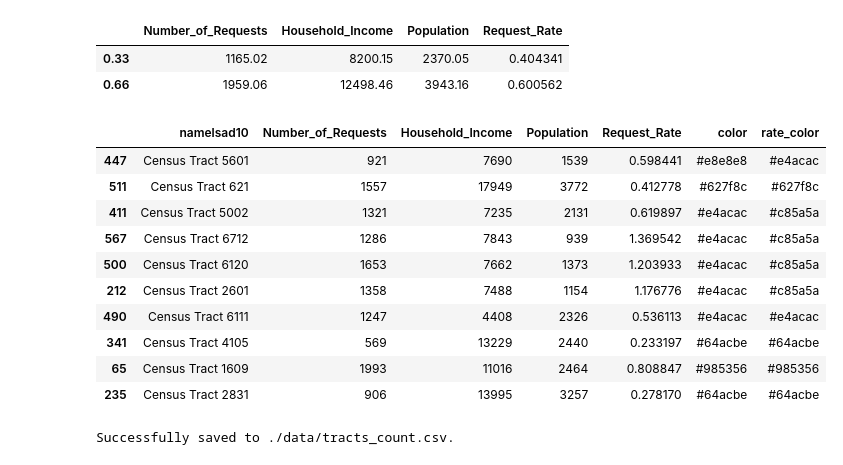
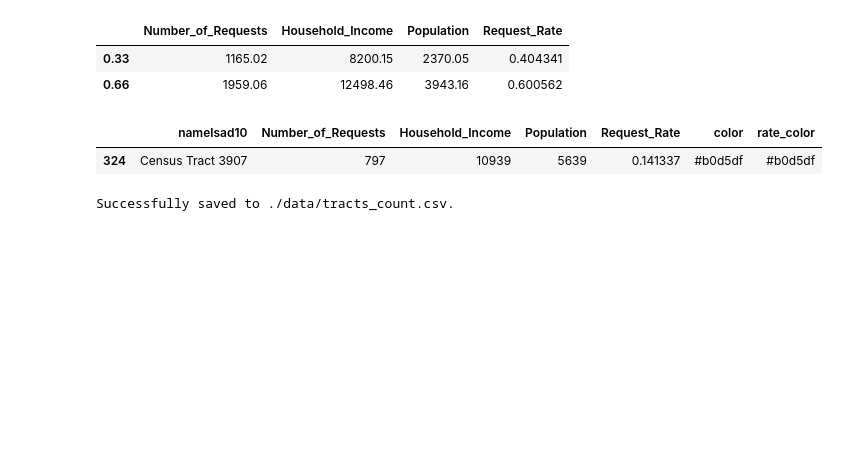
Before and after one commit to siyoungbyun/311-requests-dataviz, a Jupyter notebook: data_preprocessing.ipynb, the cells around one changed output. Drawn from its saved outputs; the diff is of its cells as text; code cells hidden in the pictures; blank space fills up the shorter version.

```diff
--- a/data_preprocessing.ipynb
+++ b/data_preprocessing.ipynb
@@ -514,19 +517,10 @@ tracts_count.quantile([.33, .66])
 tracts_count["color"] = tracts_count.apply(lambda x : evaluateForBivariate(x, ("Number_of_Requests", [1165.02, 1959.06])), axis = 1)
 tracts_count["rate_color"] = tracts_count.apply(lambda x : evaluateForBivariate(x, ("Request_Rate", [0.404341, 0.600562])), axis = 1)
 # %%
-tracts_count.sample(n=10)
+tracts_count.sample(n=1)
 # %% [output]
 |  | namelsad10 | Number_of_Requests | Household_Income | Population | Request_Rate | color | rate_color |
-| 447 | Census Tract 5601 | 921 | 7690 | 1539 | 0.598441 | #e8e8e8 | #e4acac |
-| 511 | Census Tract 621 | 1557 | 17949 | 3772 | 0.412778 | #627f8c | #627f8c |
-| 411 | Census Tract 5002 | 1321 | 7235 | 2131 | 0.619897 | #e4acac | #c85a5a |
-| 567 | Census Tract 6712 | 1286 | 7843 | 939 | 1.369542 | #e4acac | #c85a5a |
-| 500 | Census Tract 6120 | 1653 | 7662 | 1373 | 1.203933 | #e4acac | #c85a5a |
-| 212 | Census Tract 2601 | 1358 | 7488 | 1154 | 1.176776 | #e4acac | #c85a5a |
-| 490 | Census Tract 6111 | 1247 | 4408 | 2326 | 0.536113 | #e4acac | #e4acac |
-| 341 | Census Tract 4105 | 569 | 13229 | 2440 | 0.233197 | #64acbe | #64acbe |
-| 65 | Census Tract 1609 | 1993 | 11016 | 2464 | 0.808847 | #985356 | #985356 |
-| 235 | Census Tract 2831 | 906 | 13995 | 3257 | 0.278170 | #64acbe | #64acbe |
+| 324 | Census Tract 3907 | 797 | 10939 | 5639 | 0.141337 | #b0d5df | #b0d5df |
 # %%
 # Save the merged dataset
 tracts_311_count_filename = "./data/tracts_count.csv"
```
Also changed, not shown: parts of 12 cells of this notebook, 8 other files.
